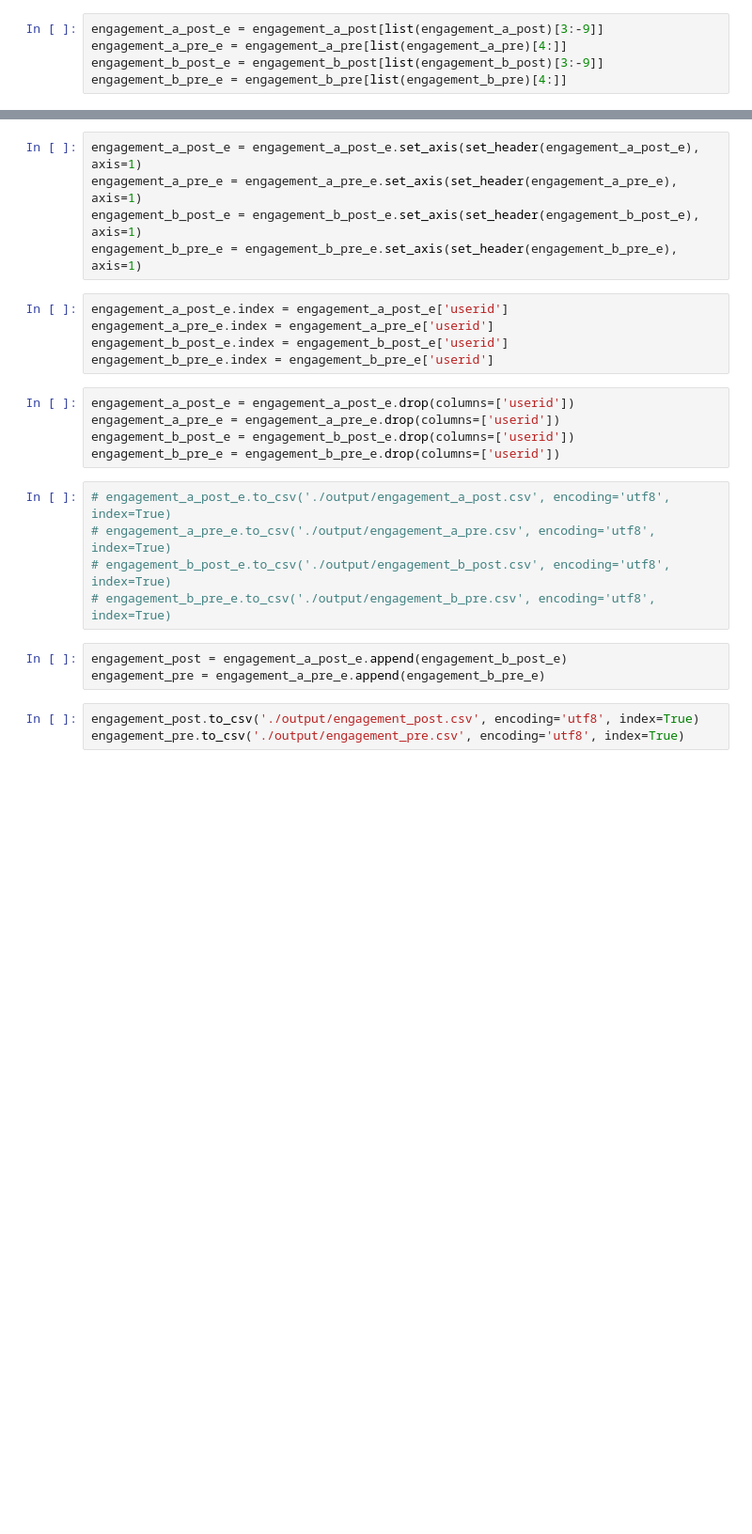
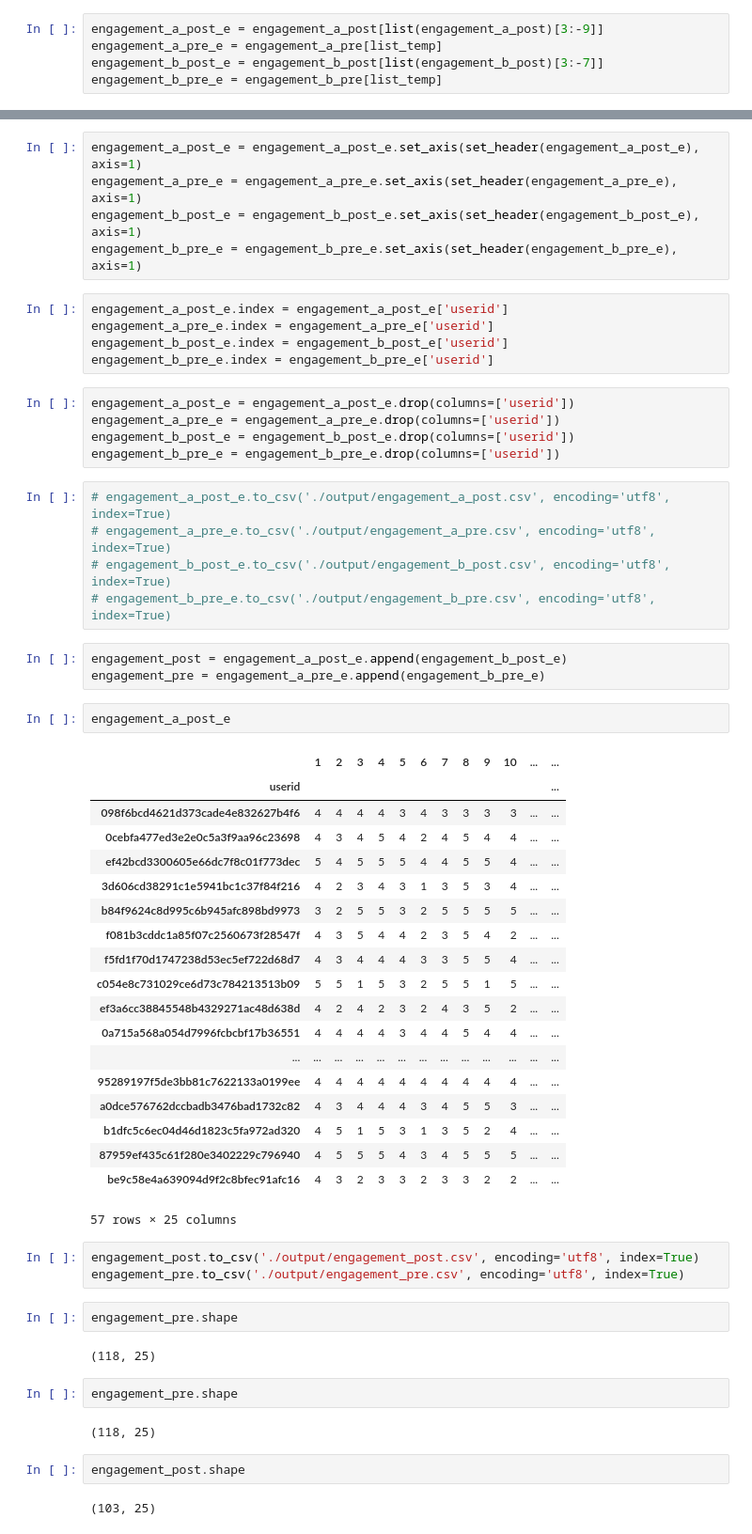
Before and after one commit to advapplab/LBLS160, a Jupyter notebook: engagement.ipynb, the cells around one changed output, grey strips where cells are left out. Shown at 94% size. Drawn from its saved outputs; the diff is of its cells as text; blank space fills up the shorter version.

Commit message:
fix engagement issue

```diff
--- a/engagement.ipynb
+++ b/engagement.ipynb
@@ -31,8 +34,8 @@ engagement_b_pre.rename(columns={'學號': 'userid'}, inplace=True)
 # %%
 engagement_a_post_e = engagement_a_post[list(engagement_a_post)[3:-9]]
-engagement_a_pre_e = engagement_a_pre[list(engagement_a_pre)[4:]]
-engagement_b_post_e = engagement_b_post[list(engagement_b_post)[3:-9]]
-engagement_b_pre_e = engagement_b_pre[list(engagement_b_pre)[4:]]
+engagement_a_pre_e = engagement_a_pre[list_temp]
+engagement_b_post_e = engagement_b_post[list(engagement_b_post)[3:-7]]
+engagement_b_pre_e = engagement_b_pre[list_temp]
 # %%
 def set_header (input_pd):
 
@@ -64,6 +67,40 @@ engagement_b_pre_e = engagement_b_pre_e.drop(columns=['userid'])
 # %%
 engagement_post = engagement_a_post_e.append(engagement_b_post_e)
 engagement_pre = engagement_a_pre_e.append(engagement_b_pre_e)
+# %%
+engagement_a_post_e
+# %% [output]
+|  | 1 | 2 | 3 | 4 | 5 | 6 | 7 | 8 | 9 | 10 | ... | ... |
+| userid |  |  |  |  |  |  |  |  |  |  |  | ... |
+| 098f6bcd4621d373cade4e832627b4f6 | 4 | 4 | 4 | 4 | 3 | 4 | 3 | 3 | 3 | 3 | ... | ... |
+| 0cebfa477ed3e2e0c5a3f9aa96c23698 | 4 | 3 | 4 | 5 | 4 | 2 | 4 | 5 | 4 | 4 | ... | ... |
+| ef42bcd3300605e66dc7f8c01f773dec | 5 | 4 | 5 | 5 | 5 | 4 | 4 | 5 | 5 | 4 | ... | ... |
+| 3d606cd38291c1e5941bc1c37f84f216 | 4 | 2 | 3 | 4 | 3 | 1 | 3 | 5 | 3 | 4 | ... | ... |
+| b84f9624c8d995c6b945afc898bd9973 | 3 | 2 | 5 | 5 | 3 | 2 | 5 | 5 | 5 | 5 | ... | ... |
+| f081b3cddc1a85f07c2560673f28547f | 4 | 3 | 5 | 4 | 4 | 2 | 3 | 5 | 4 | 2 | ... | ... |
+| f5fd1f70d1747238d53ec5ef722d68d7 | 4 | 3 | 4 | 4 | 4 | 3 | 3 | 5 | 5 | 4 | ... | ... |
+| c054e8c731029ce6d73c784213513b09 | 5 | 5 | 1 | 5 | 3 | 2 | 5 | 5 | 1 | 5 | ... | ... |
+| ef3a6cc38845548b4329271ac48d638d | 4 | 2 | 4 | 2 | 3 | 2 | 4 | 3 | 5 | 2 | ... | ... |
+| 0a715a568a054d7996fcbcbf17b36551 | 4 | 4 | 4 | 4 | 3 | 4 | 4 | 5 | 4 | 4 | ... | ... |
+| ... | ... | ... | ... | ... | ... | ... | ... | ... | ... | ... | ... | ... |
+| 95289197f5de3bb81c7622133a0199ee | 4 | 4 | 4 | 4 | 4 | 4 | 4 | 4 | 4 | 4 | ... | ... |
+| a0dce576762dccbadb3476bad1732c82 | 4 | 3 | 4 | 4 | 4 | 3 | 4 | 5 | 5 | 3 | ... | ... |
+| b1dfc5c6ec04d46d1823c5fa972ad320 | 4 | 5 | 1 | 5 | 3 | 1 | 3 | 5 | 2 | 4 | ... | ... |
+| 87959ef435c61f280e3402229c796940 | 4 | 5 | 5 | 5 | 4 | 3 | 4 | 5 | 5 | 5 | ... | ... |
+| be9c58e4a639094d9f2c8bfec91afc16 | 4 | 3 | 2 | 3 | 3 | 2 | 3 | 3 | 2 | 2 | ... | ... |
+57 rows × 25 columns
 # %%
 engagement_post.to_csv('./output/engagement_post.csv', encoding='utf8', index=True)
 engagement_pre.to_csv('./output/engagement_pre.csv', encoding='utf8', index=True)
+# %%
+engagement_pre.shape
+# %% [output]
+(118, 25)
+# %%
+engagement_pre.shape
+# %% [output]
+(118, 25)
+# %%
+engagement_post.shape
+# %% [output]
+(103, 25)
```
Also changed, not shown: parts of 4 cells of this notebook, 2 other files.
